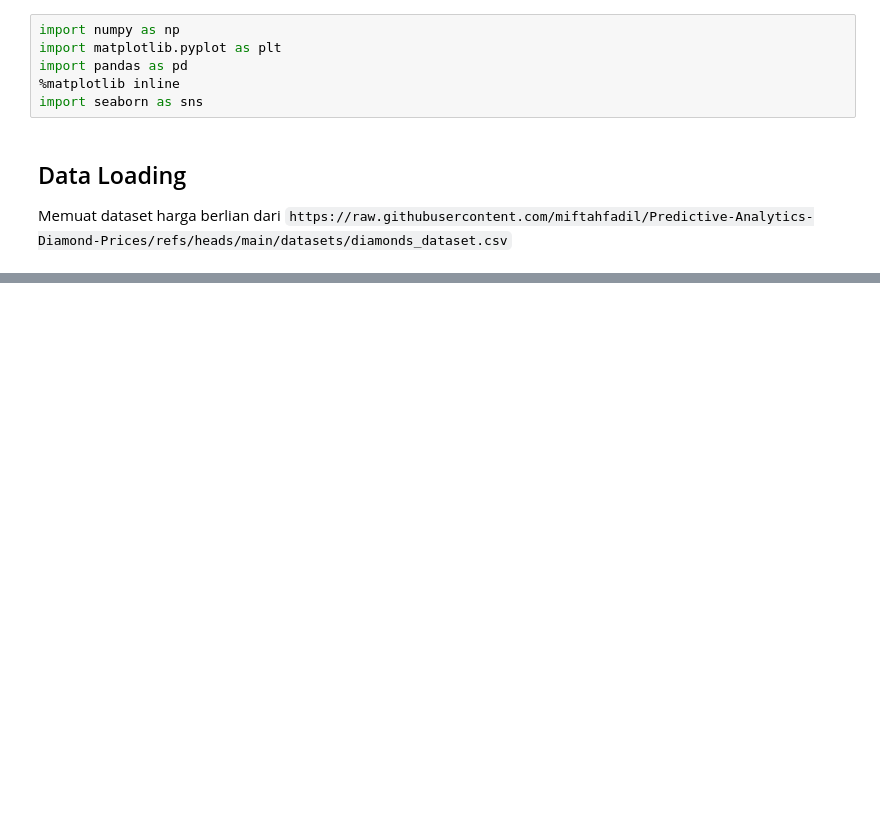
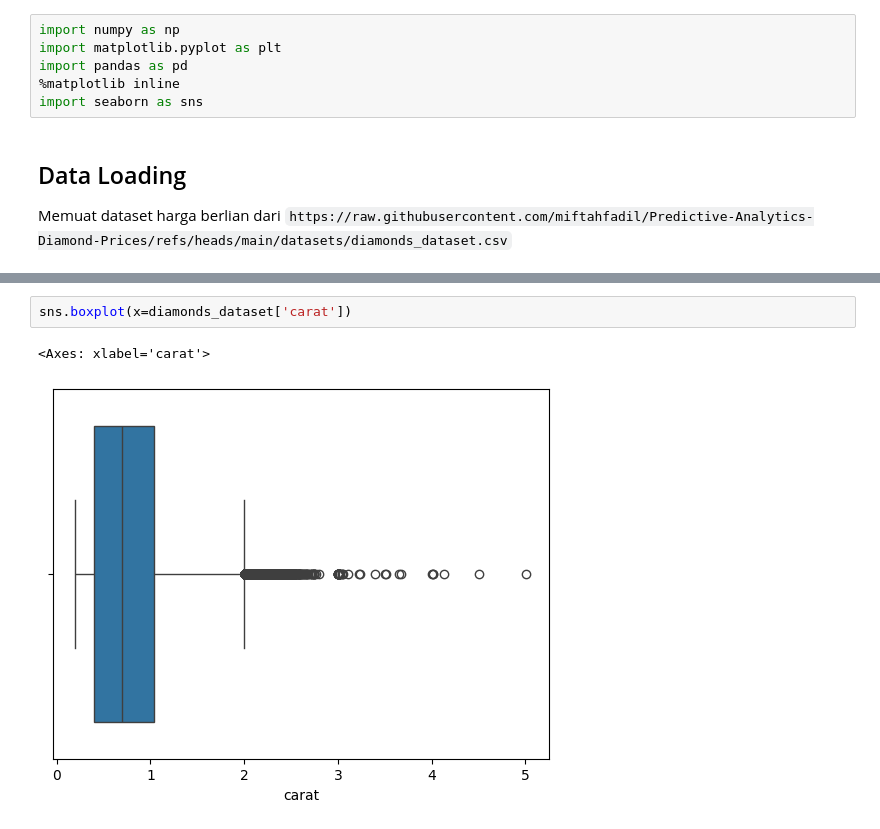
Before and after one commit to miftahfadil/Predictive-Analytics-Diamond-Prices, a Jupyter notebook: exploratory_data_analysis_diamond_prices.ipynb, the cells around one changed output, grey strips where cells are left out. Cells and saved outputs as stored; diff of their text form; blank space fills up the shorter version.

```diff
--- a/exploratory_data_analysis_diamond_prices.ipynb
+++ b/exploratory_data_analysis_diamond_prices.ipynb
@@ -31,0 +135,5 @@ diamonds_dataset
+# %%
+sns.boxplot(x=diamonds_dataset['carat'])
+# %% [output]
+<Axes: xlabel='carat'>
+[figure, added]
```
Also changed, not shown: parts of 31 cells of this notebook.
